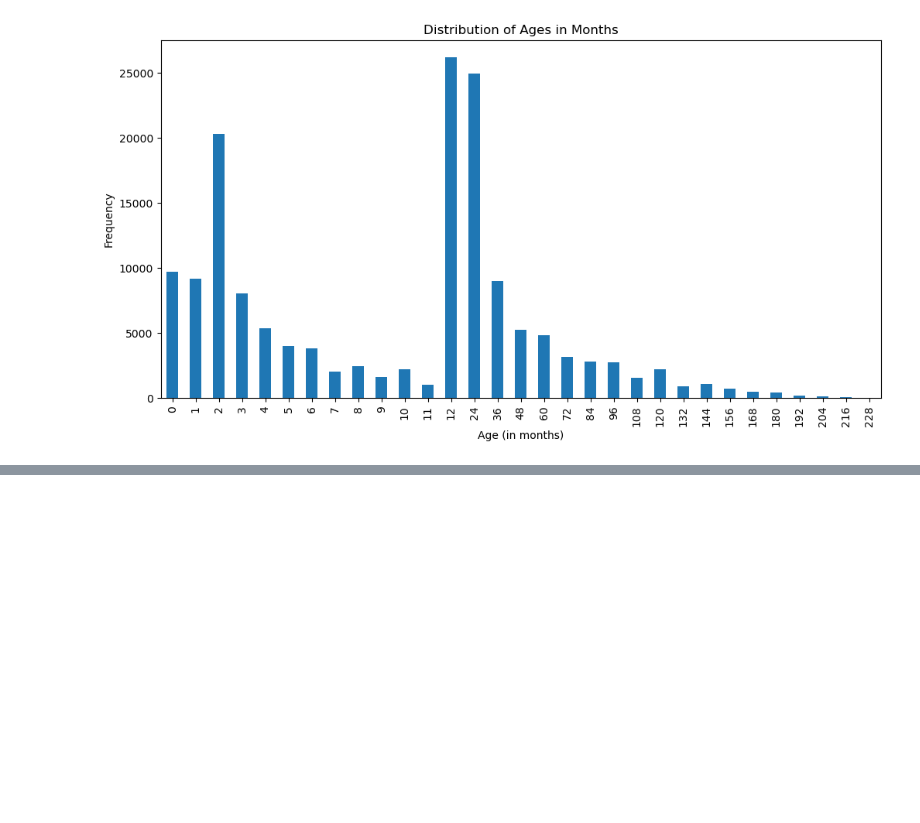
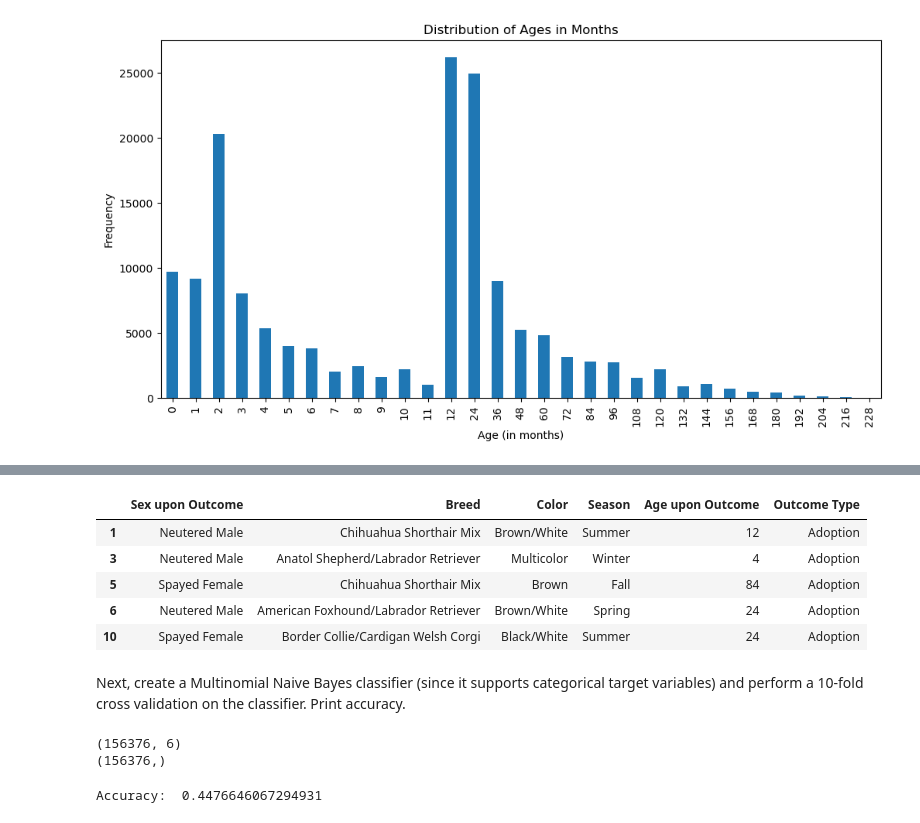
Before and after one commit to shruti2003/MLFinalProject, a Jupyter notebook: ML Final Project.ipynb, the cells around one changed output, grey strips where cells are left out. Cells and saved outputs as stored; diff of their text form; code cells hidden in the pictures; blank space fills up the shorter version.

Commit message:
naive bayes done

```diff
--- a/ML Final Project.ipynb
+++ b/ML Final Project.ipynb
@@ -483,0 +492,56 @@ Mode Age (in months): 12
+# %%
+#only use these columns from the dataset
+col_names = ['Sex upon Outcome', 'Breed', 'Color', 'Season']
+NB_df = dog_data.loc[:, col_names]
+#append age from df and then append outcome type last
+NB_df = pd.concat([NB_df, df.iloc[:, 0]], axis=1)
+NB_df = pd.concat([NB_df, dog_data[['Outcome Type']]], axis=1)
+
+#set label col to Outcome Type
+label = NB_df['Outcome Type']
+label.values.ravel()
+features= NB_df.drop(['Outcome Type'],axis=1)
+
+
+#verify we have correct columns
+NB_df.head()
+# %% [output]
+|  | Sex upon Outcome | Breed | Color | Season | Age upon Outcome | Outcome Type |
+| 1 | Neutered Male | Chihuahua Shorthair Mix | Brown/White | Summer | 12 | Adoption |
+| 3 | Neutered Male | Anatol Shepherd/Labrador Retriever | Multicolor | Winter | 4 | Adoption |
+| 5 | Spayed Female | Chihuahua Shorthair Mix | Brown | Fall | 84 | Adoption |
+| 6 | Neutered Male | American Foxhound/Labrador Retriever | Brown/White | Spring | 24 | Adoption |
+| 10 | Spayed Female | Border Collie/Cardigan Welsh Corgi | Black/White | Summer | 24 | Adoption |
+# %% [markdown]
+Next, create a Multinomial Naive Bayes classifier (since it supports categorical target
+variables) and perform a 10-fold cross validation on the classifier.
+Print accuracy.
+# %%
+from sklearn.model_selection import cross_val_score
+from sklearn.preprocessing import MinMaxScaler
+from sklearn.naive_bayes import MultinomialNB
+
+# verify shape is correct for NB model
+print(NB_df.shape)
+print(label.shape)
+
+from sklearn.preprocessing import LabelEncoder
+features = pd.DataFrame(features)
+label = pd.DataFrame(label)
+le = LabelEncoder()
+features = features.apply(le.fit_transform)
+label = label.apply(le.fit_transform)
+
+# handle non-numeric categorical data and scale features
+features = pd.get_dummies(features)
+scaler = MinMaxScaler()
+features = scaler.fit_transform(features)
+
+# finally model data and check accuracy
+mnb = MultinomialNB()
+mnb_CV = cross_val_score(mnb, features, label, cv=10)
+print('Accuracy: ', mnb_CV.mean())
+# %% [output]
+(156376, 6)
+(156376,)
+Accuracy:  0.4476646067294931
```
Also changed, not shown: parts of 1 cell of this notebook.
